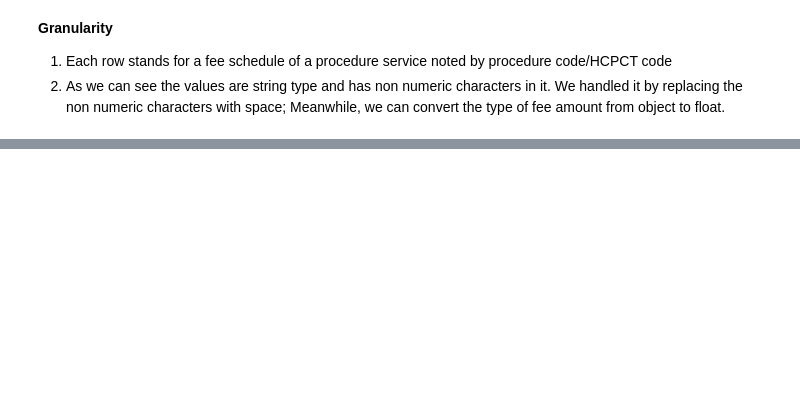
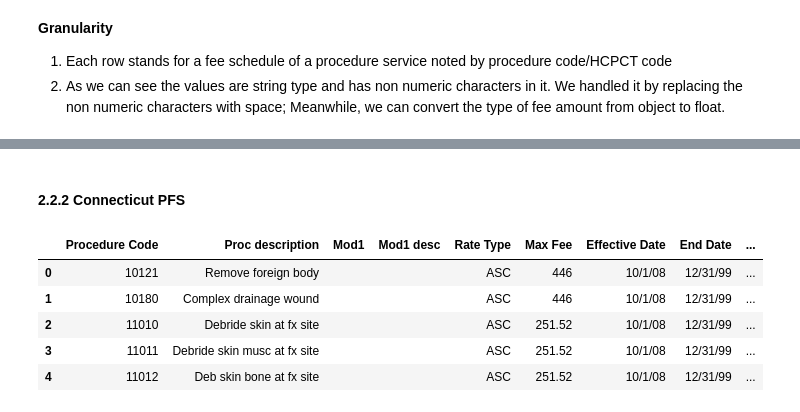
Before and after one commit to dev-hyang/data_analysis_medicaid, a Jupyter notebook: health_insurance_data_analysis.ipynb, the cells around one changed output, grey strips where cells are left out. Cells and saved outputs as stored; diff of their text form; code cells hidden in the pictures; blank space fills up the shorter version.

```diff
--- a/health_insurance_data_analysis.ipynb
+++ b/health_insurance_data_analysis.ipynb
@@ -1037,0 +569,11 @@ df_NY_PFS["PFS_AMT_BY_STATE"] = df_NY_PFS["PFS_AMT_BY_STATE"].round(2)
+# %% [markdown]
+#### 2.2.2 Connecticut PFS
+# %%
+df_CT_mdcaid_ASCPFS_2018.head()
+# %% [output]
+|  | Procedure Code | Proc description | Mod1 | Mod1 desc | Rate Type | Max Fee | Effective Date | End Date | ... |
+| 0 | 10121 | Remove foreign body |  |  | ASC | 446 | 10/1/08 | 12/31/99 | ... |
+| 1 | 10180 | Complex drainage wound |  |  | ASC | 446 | 10/1/08 | 12/31/99 | ... |
+| 2 | 11010 | Debride skin at fx site |  |  | ASC | 251.52 | 10/1/08 | 12/31/99 | ... |
+| 3 | 11011 | Debride skin musc at fx site |  |  | ASC | 251.52 | 10/1/08 | 12/31/99 | ... |
+| 4 | 11012 | Deb skin bone at fx site |  |  | ASC | 251.52 | 10/1/08 | 12/31/99 | ... |
```
Also changed, not shown: parts of 120 cells of this notebook.
